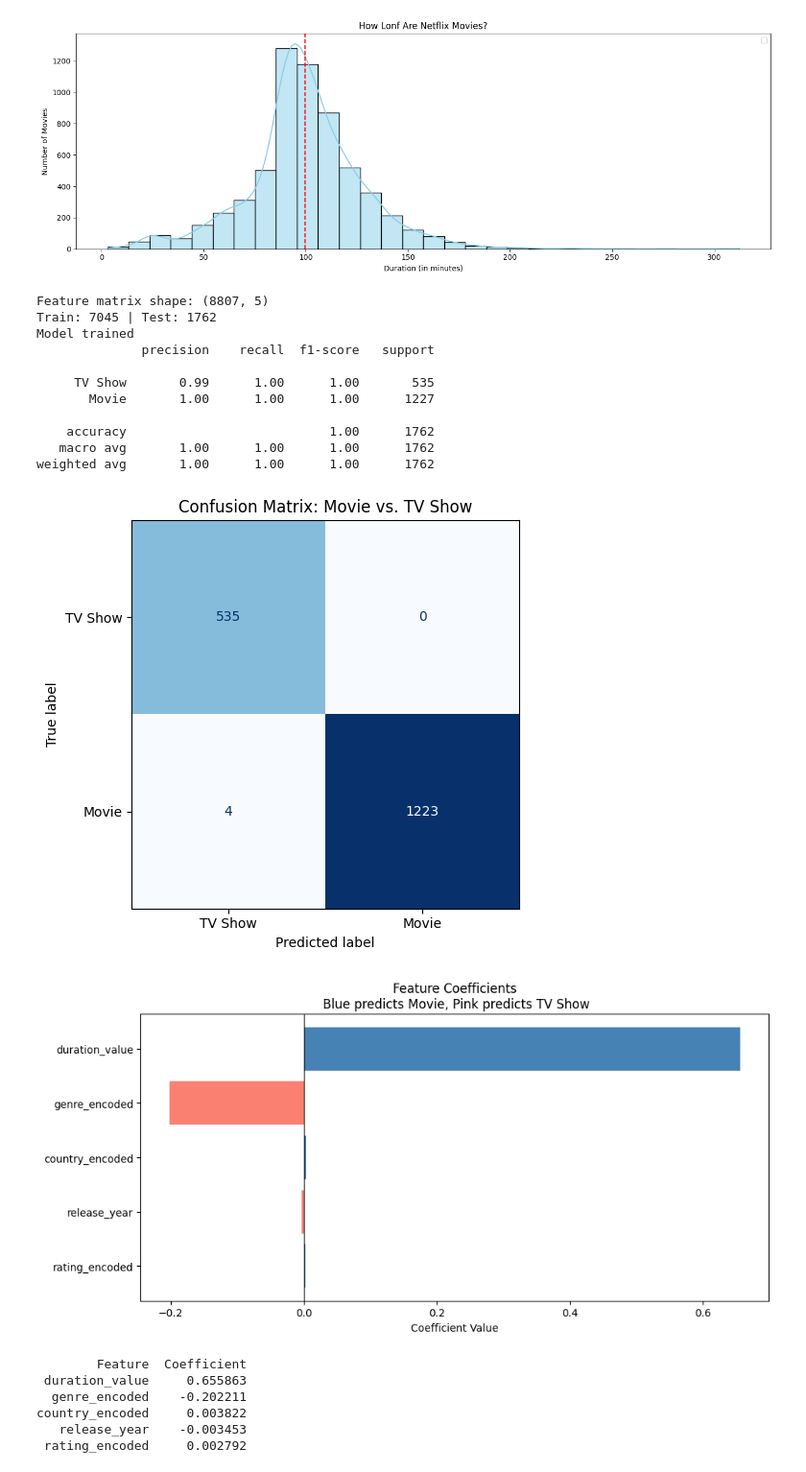
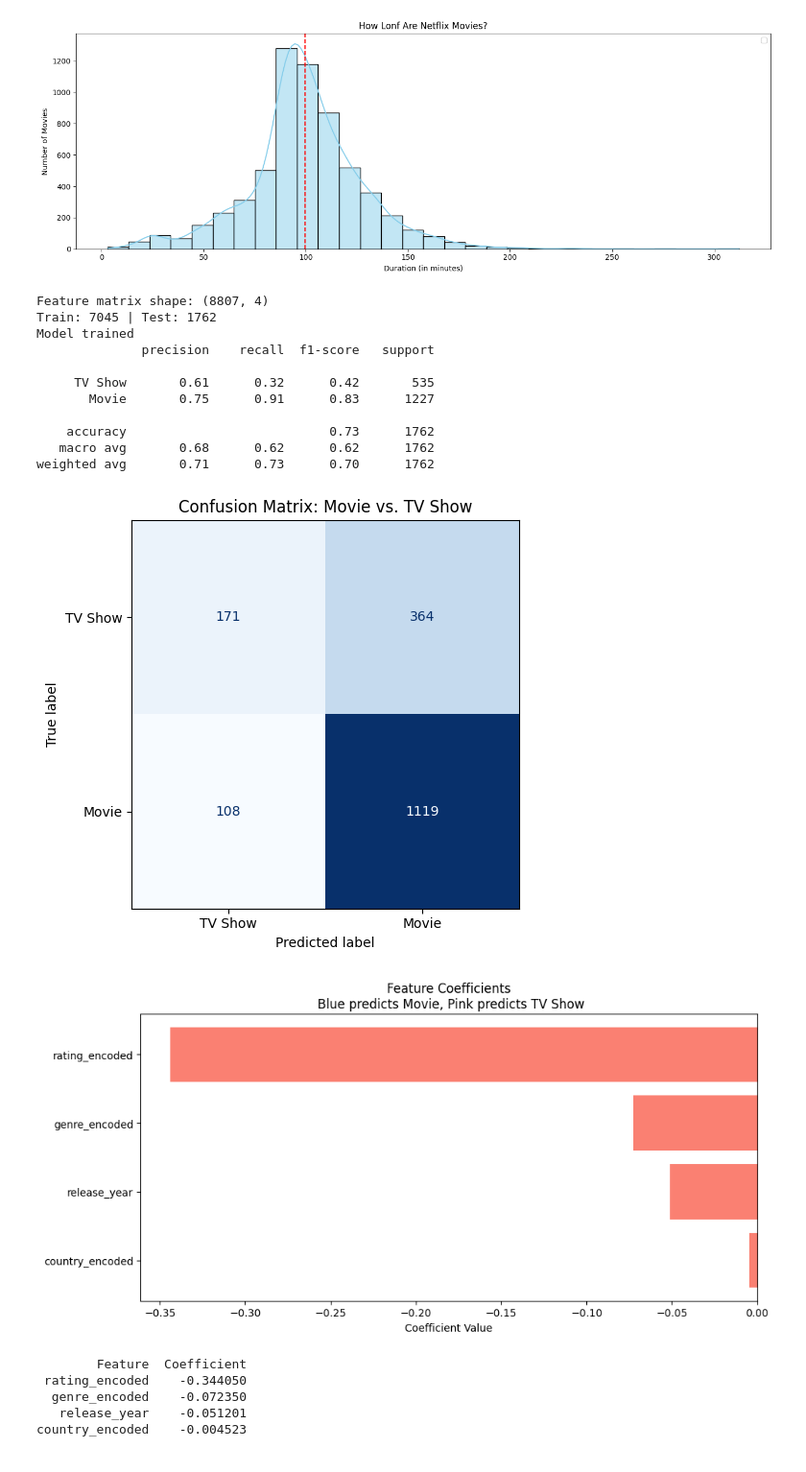
Before and after one commit to jjamiemitchell/netflix-content-analysis, a Jupyter notebook: notebooks/netflix_analysis.ipynb, the cells around one changed output. Shown at 96% size. Saved outputs shown, nothing was run; the diff lists cells and outputs as text; code cells hidden in the pictures.

```diff
--- a/notebooks/netflix_analysis.ipynb
+++ b/notebooks/netflix_analysis.ipynb
@@ -193,7 +193,7 @@ ml_df['genre_encoded']   = le.fit_transform(ml_df['main_genre'].astype(str))
 
 ml_df['duration_value'] = ml_df['duration_value'].fillna(ml_df['duration_value'].median())
 
-features = ['duration_value', 'rating_encoded', 'country_encoded', 'genre_encoded', 'release_year']
+features = ['rating_encoded', 'country_encoded', 'genre_encoded', 'release_year']
 X = ml_df[features]
 y = ml_df['label']
 
@@ -215,47 +215,46 @@ fig, ax = plt.subplots(figsize=(6, 5))
 cm = confusion_matrix(y_test, y_pred)
 disp = ConfusionMatrixDisplay(confusion_matrix=cm, display_labels=['TV Show', 'Movie'])
 disp.plot(ax=ax, colorbar=False, cmap='Blues')
 plt.title('Confusion Matrix: Movie vs. TV Show')
 plt.tight_layout()
 plt.savefig('../visuals/confusion_matrix.png', dpi=150, bbox_inches='tight')
 plt.show()
 
 coef_df = pd.DataFrame({
     'Feature': features,
     'Coefficient': model.coef_[0]
 }).sort_values('Coefficient', key=abs, ascending=False)
 
 colors = ['steelblue' if c > 0 else 'salmon' for c in coef_df['Coefficient']]
 plt.figure(figsize=(10, 5))
 plt.barh(coef_df['Feature'][::-1], coef_df['Coefficient'][::-1], color=colors[::-1])
 plt.axvline(0, color='black', linewidth=0.8)
 plt.title('Feature Coefficients\n Blue predicts Movie, Pink predicts TV Show')
 plt.xlabel('Coefficient Value')
 plt.tight_layout()
 plt.savefig('../visuals/feature_importance.png', dpi=150, bbox_inches='tight')
 plt.show()
 
 print(coef_df.to_string(index=False))
 # %% [output]
-Feature matrix shape: (8807, 5)
+Feature matrix shape: (8807, 4)
 Train: 7045 | Test: 1762
 Model trained
               precision    recall  f1-score   support
 
-     TV Show       0.99      1.00      1.00       535
-       Movie       1.00      1.00      1.00      1227
+     TV Show       0.61      0.32      0.42       535
+       Movie       0.75      0.91      0.83      1227
 
-    accuracy                           1.00      1762
-   macro avg       1.00      1.00      1.00      1762
-weighted avg       1.00      1.00      1.00      1762
+    accuracy                           0.73      1762
+   macro avg       0.68      0.62      0.62      1762
+weighted avg       0.71      0.73      0.70      1762
-[figure, old version]
+[figure, new version]
-[figure, old version]
+[figure, new version]
         Feature  Coefficient
- duration_value     0.655863
-  genre_encoded    -0.202211
-country_encoded     0.003822
-   release_year    -0.003453
- rating_encoded     0.002792
+ rating_encoded    -0.344050
+  genre_encoded    -0.072350
+   release_year    -0.051201
+country_encoded    -0.004523
 # %% [markdown]
 ## Key Findings:
 - Netflix's catalog is dominated by movies (about 70%), which shows that films are essential to its content strategy, this may also be influenced by production cost differences and audience consumption patterns.
```
Also changed, not shown: parts of 1 cell of this notebook, 1 other file.
